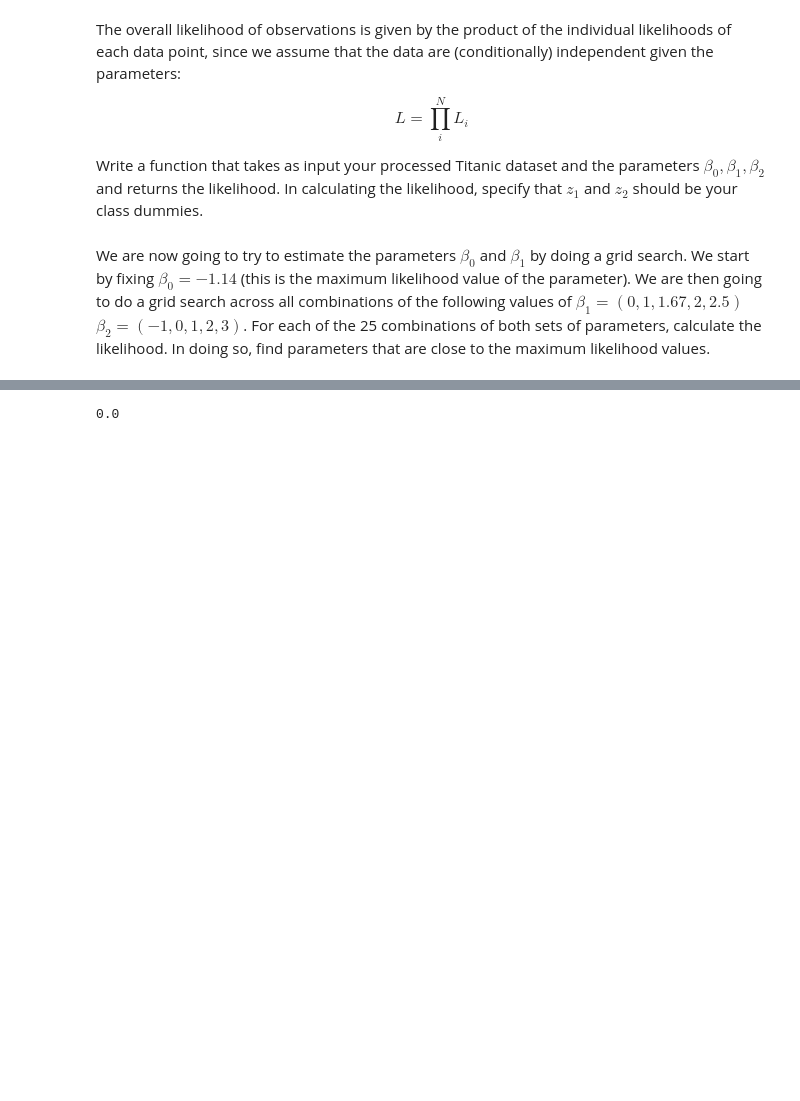
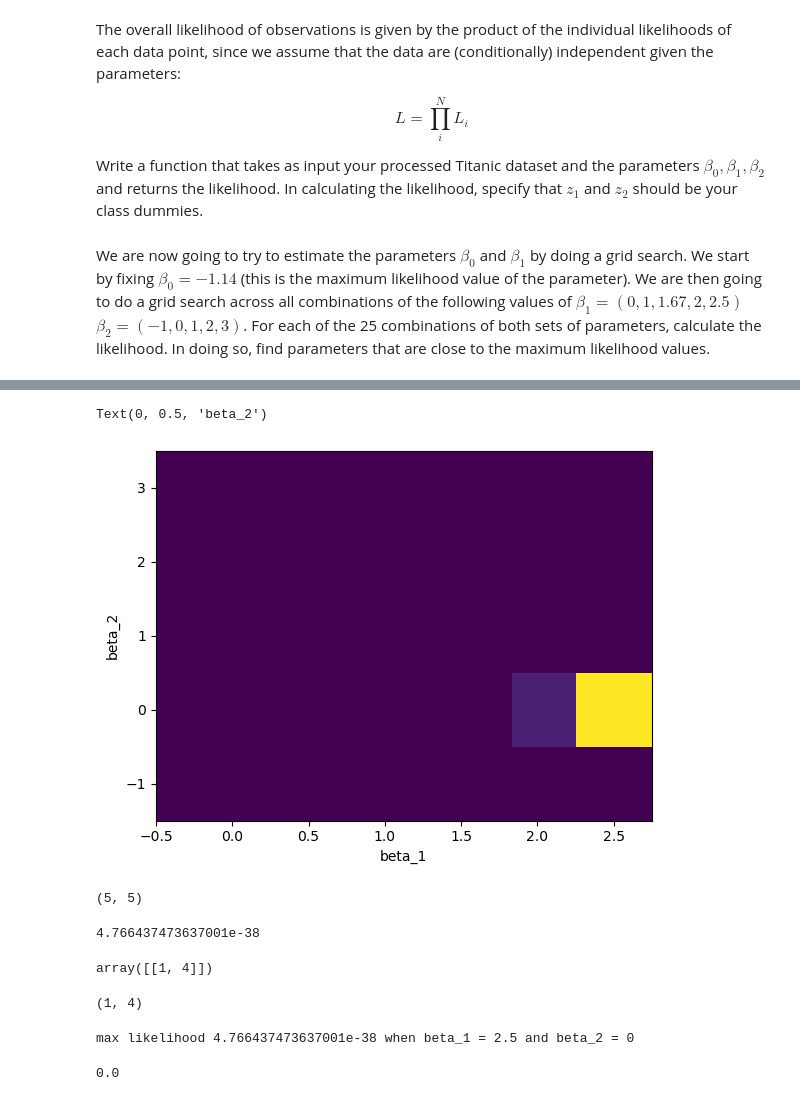
Before and after one commit to lm2612/Tutorials, a Jupyter notebook: 2-Advanced_Classification_Titanic.ipynb, the cells around one changed output, grey strips where cells are left out. Drawn from its saved outputs; the diff is of its cells as text; code cells hidden in the pictures; blank space fills up the shorter version.

```diff
--- a/2-Advanced_Classification_Titanic.ipynb
+++ b/2-Advanced_Classification_Titanic.ipynb
@@ -215,7 +215,7 @@ Write a function that takes as input your processed Titanic dataset and the para
 and returns the likelihood. In calculating the likelihood, specify that $z_1$ and $z_2$ should be your class dummies.
 # %%
 def likelihood(beta_0, beta_1, beta_2, df):
-    val = 0
+    val = 1
     for i in range(len(df)):
         row = df.iloc[i, :]
         val = val * likelihood_i(row["Survived"], beta_0, beta_1, beta_2,
@@ -223,15 +223,3 @@ def likelihood(beta_0, beta_1, beta_2, df):
     return val
 # %% [markdown]
 We are now going to try to estimate the parameters $\beta_0$ and $\beta_1$ by doing a grid search. We start by fixing $\beta_0=-1.14$  (this is the maximum likelihood value of the parameter). We are then going to do a grid search across all combinations of the following values of  $\beta_1=(0,1,1.67,2,2.5)$ $\beta_2=(−1,0,1,2,3)$. For each of the 25 combinations of both sets of parameters, calculate the likelihood. In doing so, find parameters that are close to the maximum likelihood values.
-# %%
-beta_0 = -1.14
-beta_1 = [0, 1, 1.67, 2, 2.5]
-beta_2 = [-1, 0, 1, 2, 3]
-log_likelihood_grid = np.zeros((len(beta_1), len(beta_2)))
-
-for i in range(len(beta_1)):
-    for j in range(len(beta_2)):
-        log_likelihood_grid[i, j] = likelihood(beta_0, beta_1[i], beta_2[j], df)
-
-max_likelihood_inds = np.argmax(log_likelihood_grid)
-max_likelihood_inds
@@ -239,0 +226,24 @@ max_likelihood_inds
+# %%
+beta_0 = -1.14
+beta_1 = [0, 1, 1.67, 2, 2.5]
+beta_2 = [-1, 0, 1, 2, 3]
+likelihood_grid = np.zeros((len(beta_1), len(beta_2)))
+
+for i in range(len(beta_1)):
+    for j in range(len(beta_2)):
+        likelihood_grid[i, j] = likelihood(beta_0, beta_1[i], beta_2[j], df)
+
+
+likelihood_grid
+# %%
+beta_0 = -1.14
+beta_1 = [0, 1, 1.67, 2, 2.5]
+beta_2 = [-1, 0, 1, 2, 3]
+likelihood_grid = np.zeros((len(beta_1), len(beta_2)))
+
+for i in range(len(beta_1)):
+    for j in range(len(beta_2)):
+        likelihood_grid[i, j] = likelihood(beta_0, beta_1[i], beta_2[j], df)
+
+
+likelihood_grid
@@ -240,3 +265,35 @@ max_likelihood_inds
+# %%
+# First check how the likelihood looks as we traverse beta_1 and beta_2
+plt.pcolormesh(beta_1, beta_2, likelihood_grid, shading="nearest")
+plt.xlabel("beta_1")
+plt.ylabel("beta_2")
+# %% [output]
+Text(0, 0.5, 'beta_2')
+[figure, added]
+# %%
+likelihood_grid.shape
+# %% [output]
+(5, 5)
+# %%
+likelihood_grid.max()
+# %% [output]
+4.766437473637001e-38
+# %%
+np.argwhere(likelihood_grid==likelihood_grid.max())
+# %% [output]
+array([[1, 4]])
+# %%
+max_likelihood_inds = np.unravel_index(np.argmax(likelihood_grid), likelihood_grid.shape)
+max_likelihood_inds
+# %% [output]
+(1, 4)
+# %%
+beta_1_mle = beta_1[max_likelihood_inds[1]]
+beta_2_mle = beta_2[max_likelihood_inds[0]]
+max_likelihood = likelihood_grid[max_likelihood_inds]
+print(f"max likelihood {max_likelihood} when beta_1 = {beta_1_mle} and beta_2 = {beta_2_mle}")
+# %% [output]
+max likelihood 4.766437473637001e-38 when beta_1 = 2.5 and beta_2 = 0
 # %%
 likelihood(beta_0, beta_1[i], beta_2[j], df)
 # %% [output]
```
Also changed, not shown: parts of 6 cells of this notebook, 1 other file.
